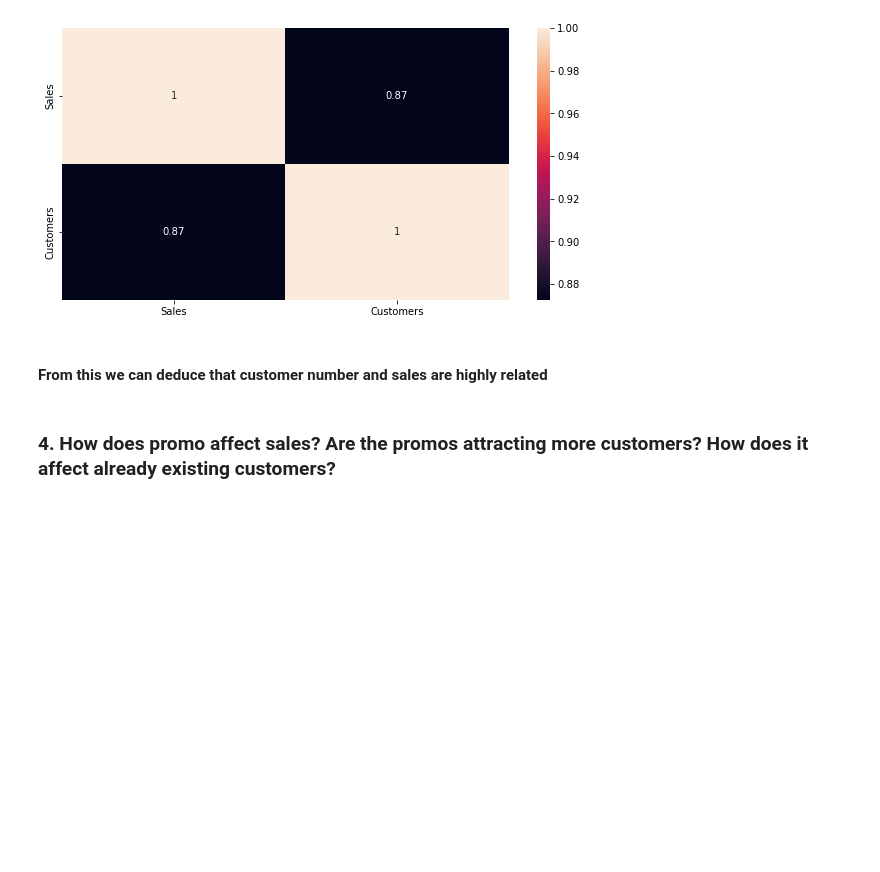
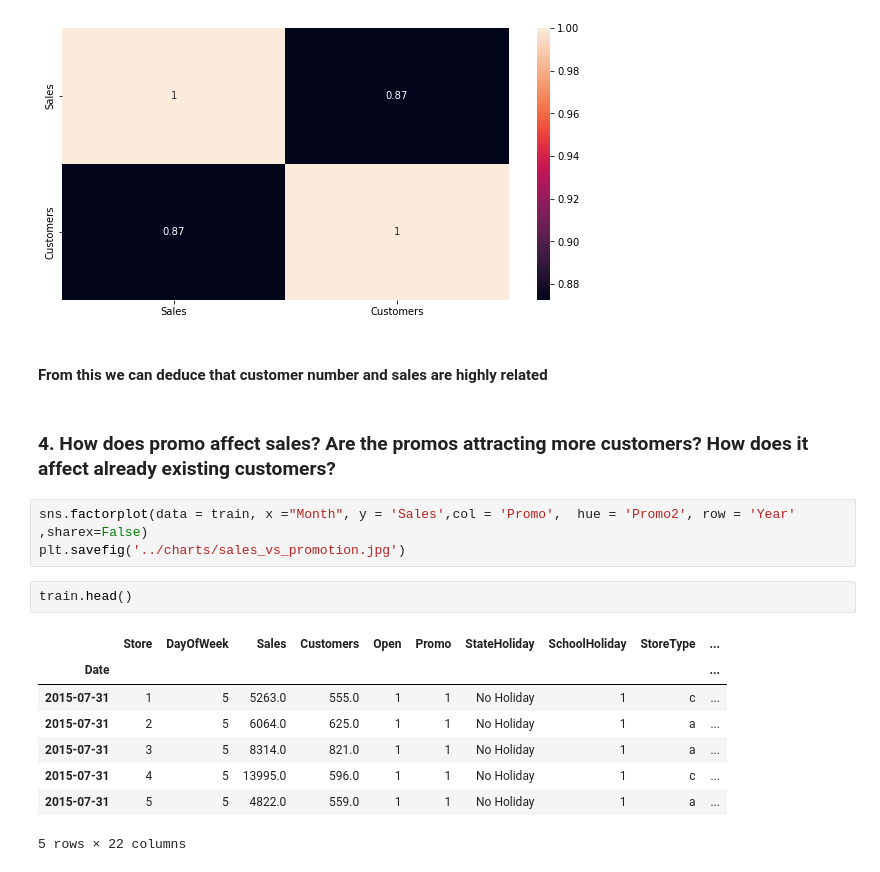
Before and after one commit to Micky373/Sales_forcasting, a Jupyter notebook: notebooks/data_exploration.ipynb, the cells around one changed output. Drawn from its saved outputs; the diff is of its cells as text; blank space fills up the shorter version.

Commit message:
Done the promotion sales analysis

```diff
--- a/notebooks/data_exploration.ipynb
+++ b/notebooks/data_exploration.ipynb
@@ -362,3 +362,17 @@ plt.show()
 #### From this we can deduce that customer number and sales are highly related
 # %% [markdown]
 ### 4. How does promo affect sales? Are the promos attracting more customers? How does it affect already existing customers?
+# %%
+sns.factorplot(data = train, x ="Month", y = 'Sales',col = 'Promo',  hue = 'Promo2', row = 'Year' ,sharex=False)
+plt.savefig('../charts/sales_vs_promotion.jpg')
+# %%
+train.head()
+# %% [output]
+|  | Store | DayOfWeek | Sales | Customers | Open | Promo | StateHoliday | SchoolHoliday | StoreType | ... |
+| Date |  |  |  |  |  |  |  |  |  | ... |
+| 2015-07-31 | 1 | 5 | 5263.0 | 555.0 | 1 | 1 | No Holiday | 1 | c | ... |
+| 2015-07-31 | 2 | 5 | 6064.0 | 625.0 | 1 | 1 | No Holiday | 1 | a | ... |
+| 2015-07-31 | 3 | 5 | 8314.0 | 821.0 | 1 | 1 | No Holiday | 1 | a | ... |
+| 2015-07-31 | 4 | 5 | 13995.0 | 596.0 | 1 | 1 | No Holiday | 1 | c | ... |
+| 2015-07-31 | 5 | 5 | 4822.0 | 559.0 | 1 | 1 | No Holiday | 1 | a | ... |
+5 rows × 22 columns
```
Also changed, not shown: 1 other file.
